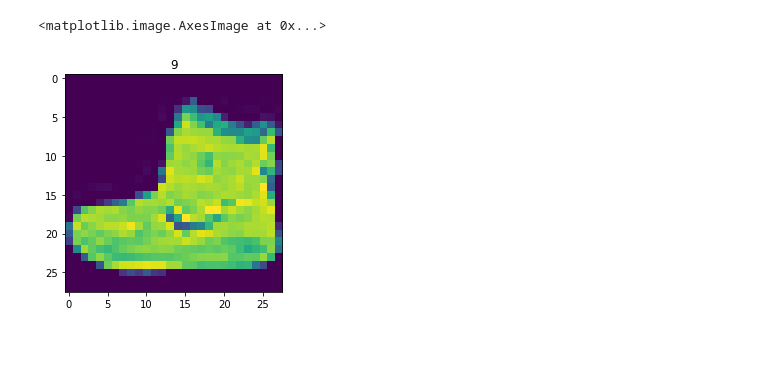
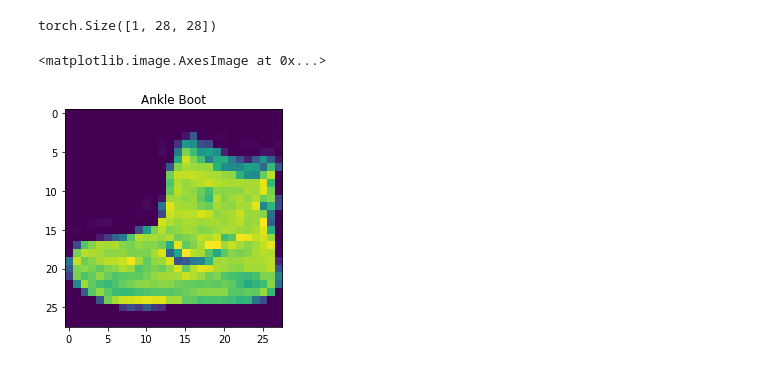
Before and after one commit to jiaqianjing/pytorch-demo, a Jupyter notebook: tensorboard.ipynb, the cells around one changed output. Cells and saved outputs as stored; diff of their text form; code cells hidden in the pictures.

```diff
--- a/tensorboard.ipynb
+++ b/tensorboard.ipynb
@@ -34,16 +36,23 @@ trainsets = torchvision.datasets.FashionMNIST(data_path, download=True, train=Tr
 testsets = torchvision.datasets.FashionMNIST(data_path, download=True, train=False, transform=transform)
 
 # dataloader
-trainloader = torch.utils.data.DataLoader()
+trainloader = torch.utils.data.DataLoader(trainsets, batch_size=4, shuffle=False, num_workers=2)
+testloader = torch.utils.data.DataLoader(testsets, batch_size=4, shuffle=False, num_workers=2)
+
+# constant of class
+classes = ('T-shirt/top', 'Trouser', 'Pullover', 'Dress', 'Coat', 'Sandal', 'Shirt', 'Sneaker', 'Bag', 'Ankle Boot')
+
+classes_zh = ('T恤', '裤子', '套头衫', '连衣裙', '大衣', '凉鞋', '衬衫', '运动鞋', '包', '裸靴')
 # %%
 # 从 trainsets 中取出一张图，通过 pylot 观察
 image, label = trainsets[0]
-image.shape
+print(image.shape)
 fig = plt.figure()
 image = image.numpy().transpose((1,2,0))
 ax = plt.subplot(1,1,1)
-ax.set_title(label)
+ax.set_title(classes[label])
 plt.imshow(image)
 # %% [output]
-<matplotlib.image.AxesImage at 0x...>
+torch.Size([1, 28, 28])
+<matplotlib.image.AxesImage at 0x...>
-[figure, old version]
+[figure, new version]
```
Also changed, not shown: parts of 22 cells of this notebook, 9 other files.
